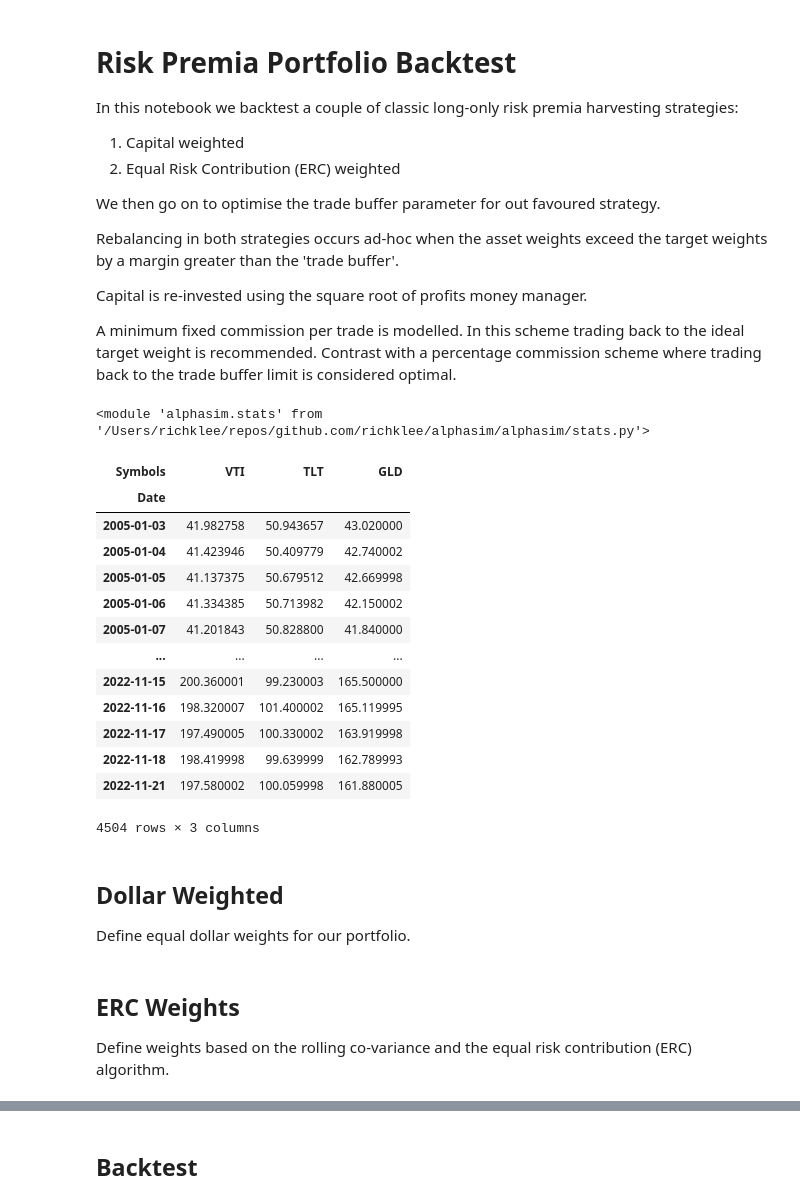
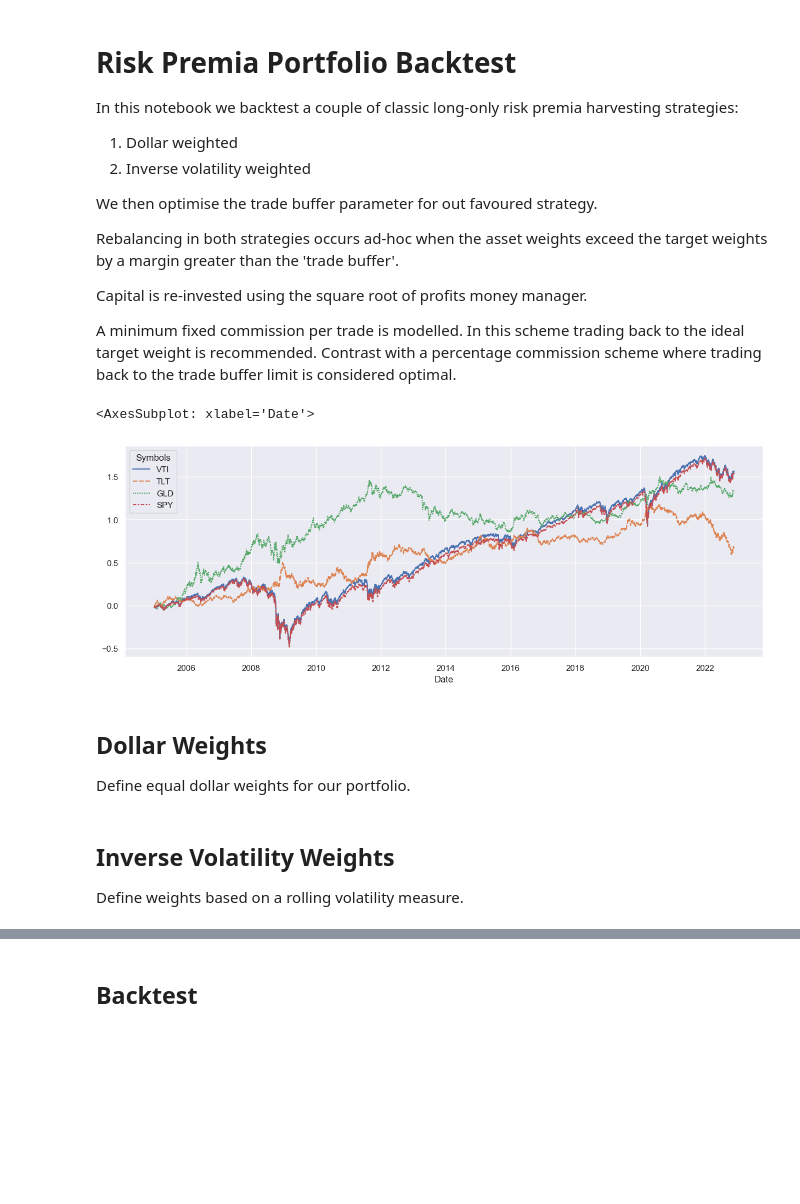
Before and after one commit to breaded-xyz/alphasim, a Jupyter notebook: vignettes/riskpremia.ipynb, the cells around one changed output, grey strips where cells are left out. Saved outputs shown, nothing was run; the diff lists cells and outputs as text; code cells hidden in the pictures; blank space fills up the shorter version.

```diff
--- a/vignettes/riskpremia.ipynb
+++ b/vignettes/riskpremia.ipynb
@@ -3,10 +3,10 @@
 
 In this notebook we backtest a couple of classic long-only risk premia harvesting strategies:
 
-1. Capital weighted
-2. Equal Risk Contribution (ERC) weighted
+1. Dollar weighted
+2. Inverse volatility weighted
 
-We then go on to optimise the trade buffer parameter for out favoured strategy.
+We then optimise the trade buffer parameter for out favoured strategy.
 
 Rebalancing in both strategies occurs ad-hoc when the asset weights exceed the target weights by a margin greater than the 'trade buffer'.
 
@@ -14,59 +14,44 @@ Capital is re-invested using the square root of profits money manager.
 
 A minimum fixed commission per trade is modelled. In this scheme trading back to the ideal target weight is recommended. Contrast with a percentage commission scheme where trading back to the trade buffer limit is considered optimal.
 # %%
+import sys
 import os
-import sys
-import importlib
 from pathlib import PurePath
-from itertools import repeat
+sys.path.append(str(PurePath(os.getcwd()).parent))
+
 import numpy as np
 import pandas as pd
 import pandas_datareader as pdr
 import matplotlib.pyplot as plt
-import ffn
+import seaborn as sns
+sns.set_theme(
+    rc={"figure.figsize":(15, 5)},
+    style="darkgrid")
+
+import alphasim.backtest as bt
+import alphasim.commission as cmn
+import alphasim.money as mo
+from alphasim.util import like
+import alphasim.stats as stats
 
 %matplotlib inline
+%reload_ext autoreload
+%autoreload 3
-# %%
-# Import local modules
-sys.path.append(str(PurePath(os.getcwd()).parent))
-
-import alphasim.backtest as bt
-importlib.reload(bt)
-
-import alphasim.commission as fee
-importlib.reload(fee)
-
-import alphasim.money as mo
-importlib.reload(mo)
-
-import alphasim.stats as stats
-importlib.reload(stats)
-# %% [output]
-<module 'alphasim.stats' from '/Users/richklee/repos/github.com/richklee/alphasim/alphasim/stats.py'>
+# %%
+benchmark_ticker = ['SPY']
+benchmark_price_df = pdr.get_data_yahoo(benchmark_ticker, start='2005-01-01').dropna()['Adj Close']
+benchmark_ret_df = benchmark_price_df.div(benchmark_price_df.shift(1)).apply(np.log)
 # %%
-# Download price data for our universe
 tickers = ['VTI', 'TLT', 'GLD']
 ticker_n = len(tickers)
-price_df = pdr.get_data_yahoo(tickers, start='2005-01-01').dropna()
-price_df = price_df['Adj Close']
-display(price_df)
+price_df = pdr.get_data_yahoo(tickers, start='2005-01-01').dropna()['Adj Close']
+logret_df = price_df.div(price_df.shift(1)).apply(np.log)
+sns.lineplot(data=pd.concat([logret_df.cumsum(),benchmark_ret_df.cumsum()]))
 # %% [output]
-| Symbols | VTI | TLT | GLD |
-| Date |  |  |  |
-| 2005-01-03 | 41.982758 | 50.943657 | 43.020000 |
-| 2005-01-04 | 41.423946 | 50.409779 | 42.740002 |
-| 2005-01-05 | 41.137375 | 50.679512 | 42.669998 |
-| 2005-01-06 | 41.334385 | 50.713982 | 42.150002 |
-| 2005-01-07 | 41.201843 | 50.828800 | 41.840000 |
-| ... | ... | ... | ... |
-| 2022-11-15 | 200.360001 | 99.230003 | 165.500000 |
-| 2022-11-16 | 198.320007 | 101.400002 | 165.119995 |
-| 2022-11-17 | 197.490005 | 100.330002 | 163.919998 |
-| 2022-11-18 | 198.419998 | 99.639999 | 162.789993 |
-| 2022-11-21 | 197.580002 | 100.059998 | 161.880005 |
-4504 rows × 3 columns
+<AxesSubplot: xlabel='Date'>
+[figure, added]
 # %% [markdown]
-## Dollar Weighted
+## Dollar Weights
 
 Define equal dollar weights for our portfolio.
 # %%
@@ -74,5 +59,5 @@ dollar_weight_df = price_df.copy()
 dollar_weight_df[:] = [0.333, 0.333, 0.333]
 # %% [markdown]
-## ERC Weights
+## Inverse Volatility Weights
 
-Define weights based on the rolling co-variance and the equal risk contribution (ERC) algorithm.
+Define weights based on a rolling volatility measure.
```
Also changed, not shown: parts of 23 cells of this notebook, 1 other file.
